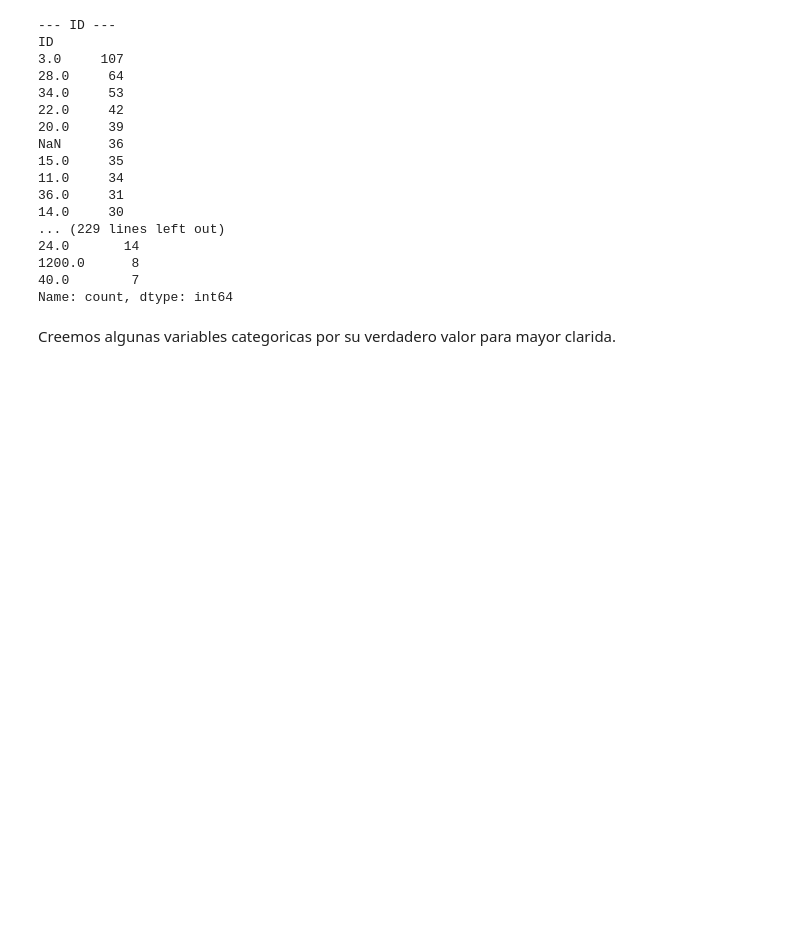
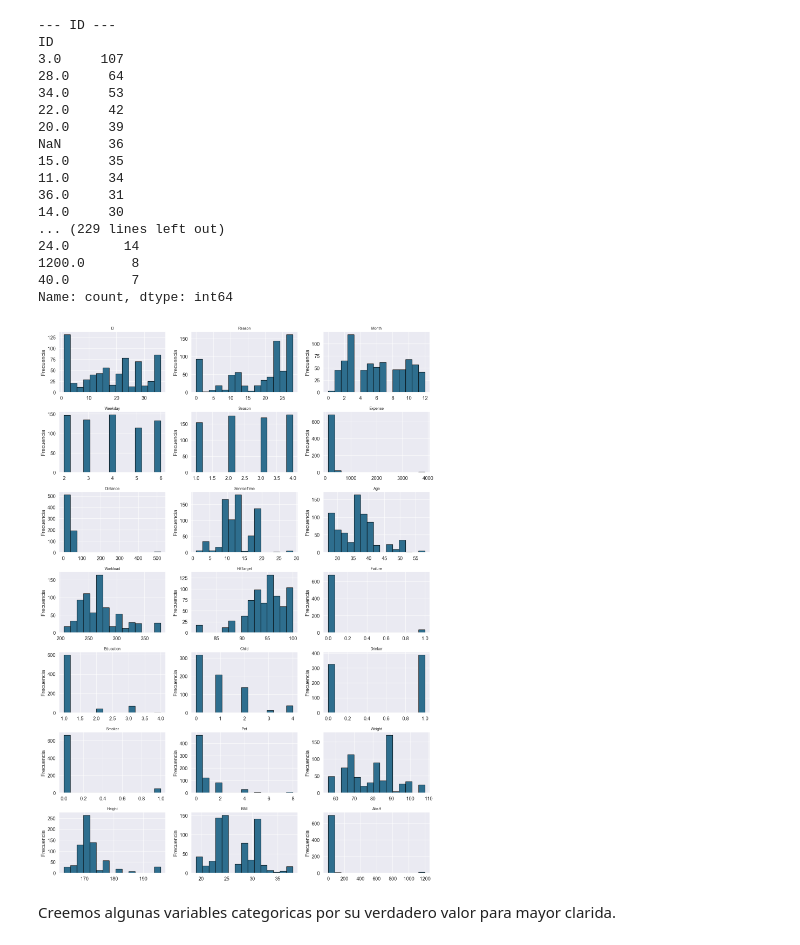
Before and after one commit to SDeGiuda/ProyectoDatos, a Jupyter notebook: ObligatorioDAtos.ipynb, the cells around one changed output. Drawn from its saved outputs; the diff is of its cells as text; code cells hidden in the pictures; blank space fills up the shorter version.

```diff
--- a/ObligatorioDAtos.ipynb
+++ b/ObligatorioDAtos.ipynb
@@ -160,6 +197,10 @@ NaN      36
 1200.0      8
 40.0        7
 Name: count, dtype: int64
+# %%
+perColPlot(df)
+# %% [output]
+[figure, added]
 # %% [markdown]
 Creemos algunas variables categoricas por su verdadero valor para mayor clarida.
 # %%
```
Also changed, not shown: parts of 5 cells of this notebook.
